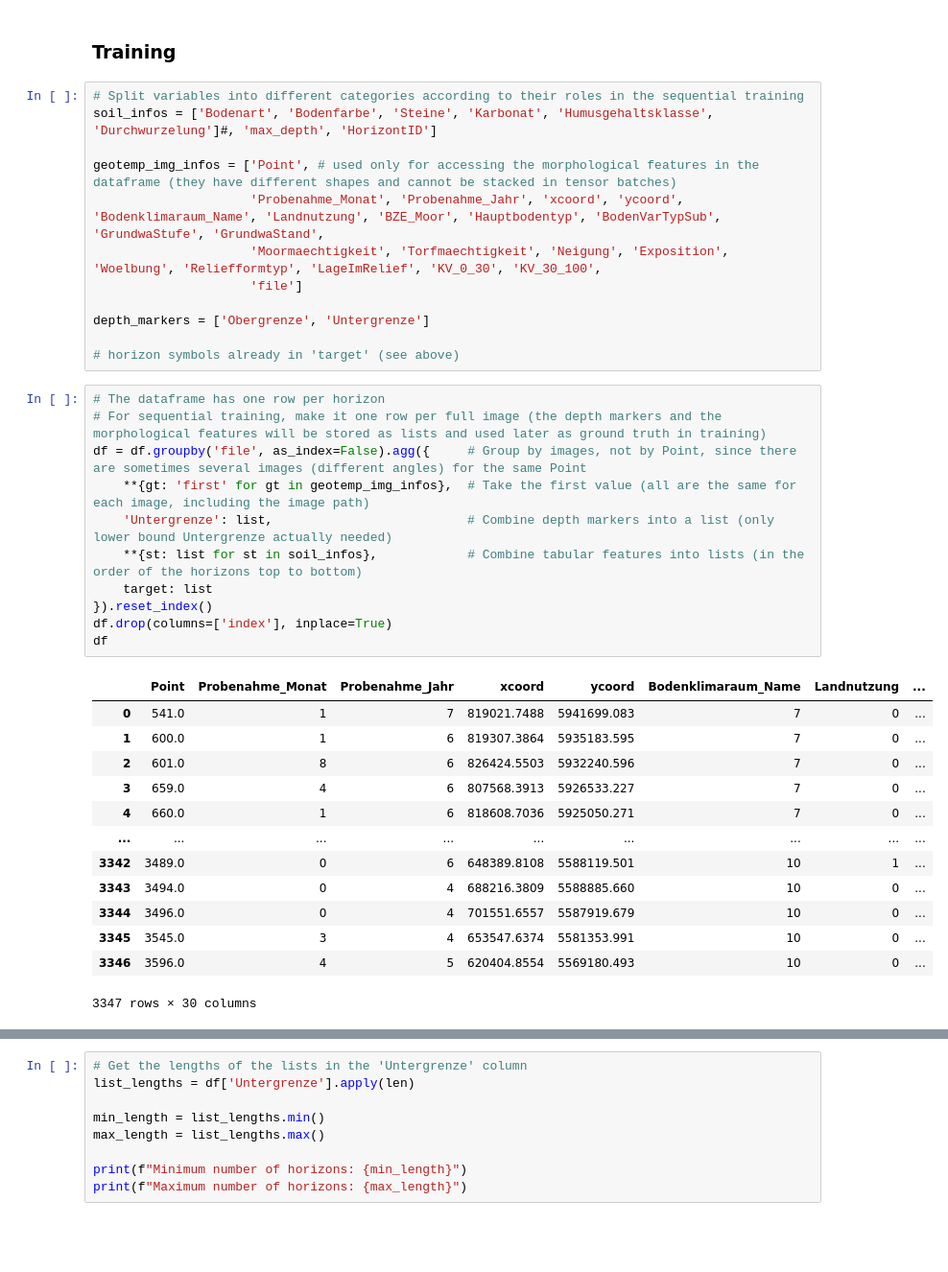
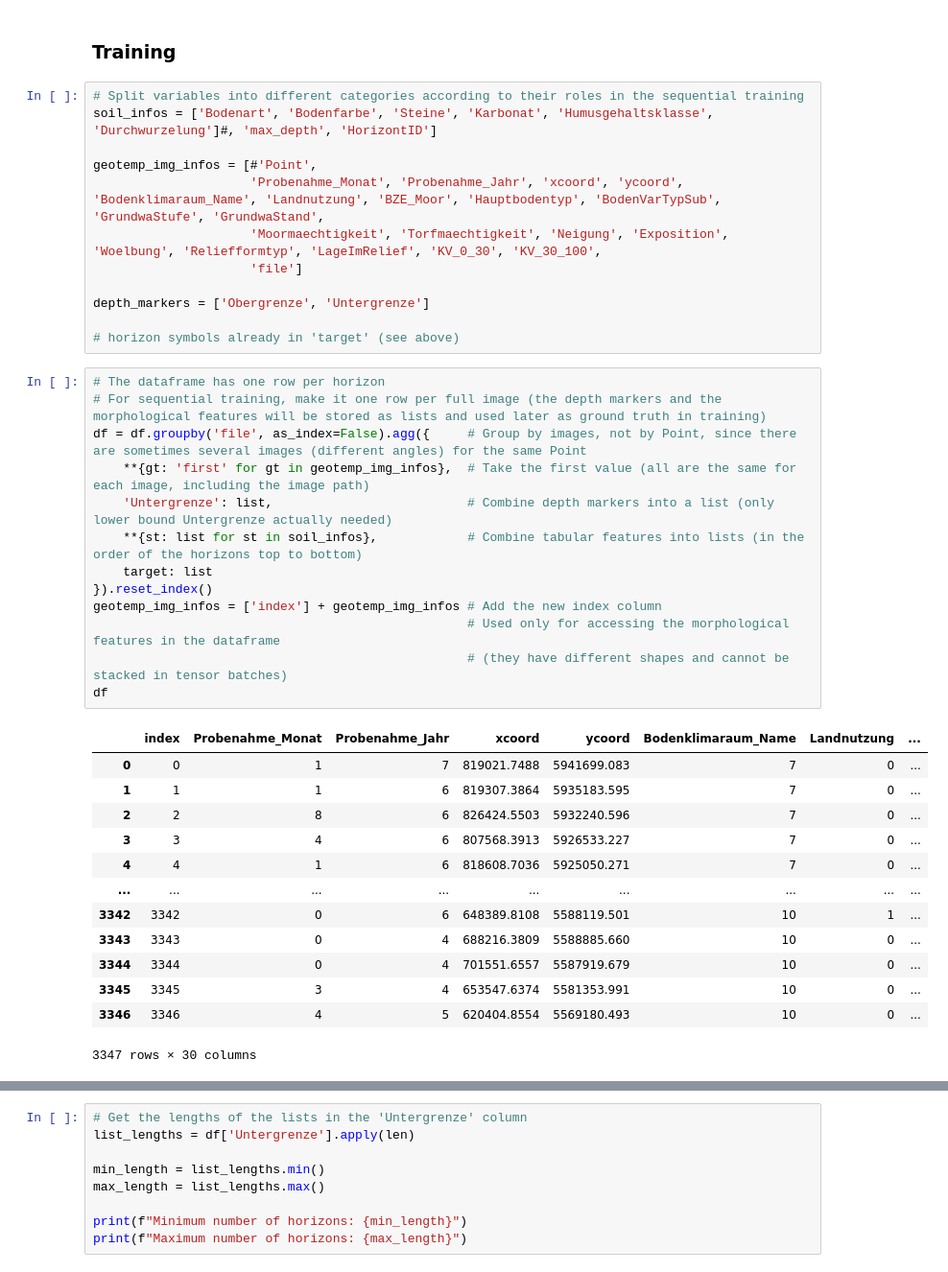
Before and after one commit to calgo-lab/BGR, a Jupyter notebook: notebooks/soil/Multimodal_Training_Sequential.ipynb, the cells around one changed output, grey strips where cells are left out. Shown at 96% size. Drawn from its saved outputs; the diff is of its cells as text; blank space fills up the shorter version.

```diff
--- a/notebooks/soil/Multimodal_Training_Sequential.ipynb
+++ b/notebooks/soil/Multimodal_Training_Sequential.ipynb
@@ -511,7 +511,7 @@ len(df['Point'].unique()) # number of unique images
 # Split variables into different categories according to their roles in the sequential training
 soil_infos = ['Bodenart', 'Bodenfarbe', 'Steine', 'Karbonat', 'Humusgehaltsklasse', 'Durchwurzelung']#, 'max_depth', 'HorizontID']
 
-geotemp_img_infos = ['Point', # used only for accessing the morphological features in the dataframe (they have different shapes and cannot be stacked in tensor batches)
+geotemp_img_infos = [#'Point',
                      'Probenahme_Monat', 'Probenahme_Jahr', 'xcoord', 'ycoord', 'Bodenklimaraum_Name', 'Landnutzung', 'BZE_Moor', 'Hauptbodentyp', 'BodenVarTypSub', 'GrundwaStufe', 'GrundwaStand',
                      'Moormaechtigkeit', 'Torfmaechtigkeit', 'Neigung', 'Exposition', 'Woelbung', 'Reliefformtyp', 'LageImRelief', 'KV_0_30', 'KV_30_100',
                      'file']
@@ -522,27 +522,29 @@ depth_markers = ['Obergrenze', 'Untergrenze']
 # %%
 # The dataframe has one row per horizon
 # For sequential training, make it one row per full image (the depth markers and the morphological features will be stored as lists and used later as ground truth in training)
 df = df.groupby('file', as_index=False).agg({     # Group by images, not by Point, since there are sometimes several images (different angles) for the same Point
     **{gt: 'first' for gt in geotemp_img_infos},  # Take the first value (all are the same for each image, including the image path)
     'Untergrenze': list,                          # Combine depth markers into a list (only lower bound Untergrenze actually needed)
     **{st: list for st in soil_infos},            # Combine tabular features into lists (in the order of the horizons top to bottom)
     target: list
 }).reset_index()
-df.drop(columns=['index'], inplace=True)
+geotemp_img_infos = ['index'] + geotemp_img_infos # Add the new index column
+                                                  # Used only for accessing the morphological features in the dataframe
+                                                  # (they have different shapes and cannot be stacked in tensor batches)
 df
 # %% [output]
-|  | Point | Probenahme_Monat | Probenahme_Jahr | xcoord | ycoord | Bodenklimaraum_Name | Landnutzung | ... |
-| 0 | 541.0 | 1 | 7 | 819021.7488 | 5941699.083 | 7 | 0 | ... |
-| 1 | 600.0 | 1 | 6 | 819307.3864 | 5935183.595 | 7 | 0 | ... |
-| 2 | 601.0 | 8 | 6 | 826424.5503 | 5932240.596 | 7 | 0 | ... |
-| 3 | 659.0 | 4 | 6 | 807568.3913 | 5926533.227 | 7 | 0 | ... |
-| 4 | 660.0 | 1 | 6 | 818608.7036 | 5925050.271 | 7 | 0 | ... |
+|  | index | Probenahme_Monat | Probenahme_Jahr | xcoord | ycoord | Bodenklimaraum_Name | Landnutzung | ... |
+| 0 | 0 | 1 | 7 | 819021.7488 | 5941699.083 | 7 | 0 | ... |
+| 1 | 1 | 1 | 6 | 819307.3864 | 5935183.595 | 7 | 0 | ... |
+| 2 | 2 | 8 | 6 | 826424.5503 | 5932240.596 | 7 | 0 | ... |
+| 3 | 3 | 4 | 6 | 807568.3913 | 5926533.227 | 7 | 0 | ... |
+| 4 | 4 | 1 | 6 | 818608.7036 | 5925050.271 | 7 | 0 | ... |
 | ... | ... | ... | ... | ... | ... | ... | ... | ... |
-| 3342 | 3489.0 | 0 | 6 | 648389.8108 | 5588119.501 | 10 | 1 | ... |
-| 3343 | 3494.0 | 0 | 4 | 688216.3809 | 5588885.660 | 10 | 0 | ... |
-| 3344 | 3496.0 | 0 | 4 | 701551.6557 | 5587919.679 | 10 | 0 | ... |
-| 3345 | 3545.0 | 3 | 4 | 653547.6374 | 5581353.991 | 10 | 0 | ... |
-| 3346 | 3596.0 | 4 | 5 | 620404.8554 | 5569180.493 | 10 | 0 | ... |
+| 3342 | 3342 | 0 | 6 | 648389.8108 | 5588119.501 | 10 | 1 | ... |
+| 3343 | 3343 | 0 | 4 | 688216.3809 | 5588885.660 | 10 | 0 | ... |
+| 3344 | 3344 | 0 | 4 | 701551.6557 | 5587919.679 | 10 | 0 | ... |
+| 3345 | 3345 | 3 | 4 | 653547.6374 | 5581353.991 | 10 | 0 | ... |
+| 3346 | 3346 | 4 | 5 | 620404.8554 | 5569180.493 | 10 | 0 | ... |
 3347 rows × 30 columns
 # %%
 # Only rows with Obergrenze < 100 were kept. This lead to some Untergrenze values still being above 100.
```
Also changed, not shown: parts of 9 cells of this notebook, 1 other file.
